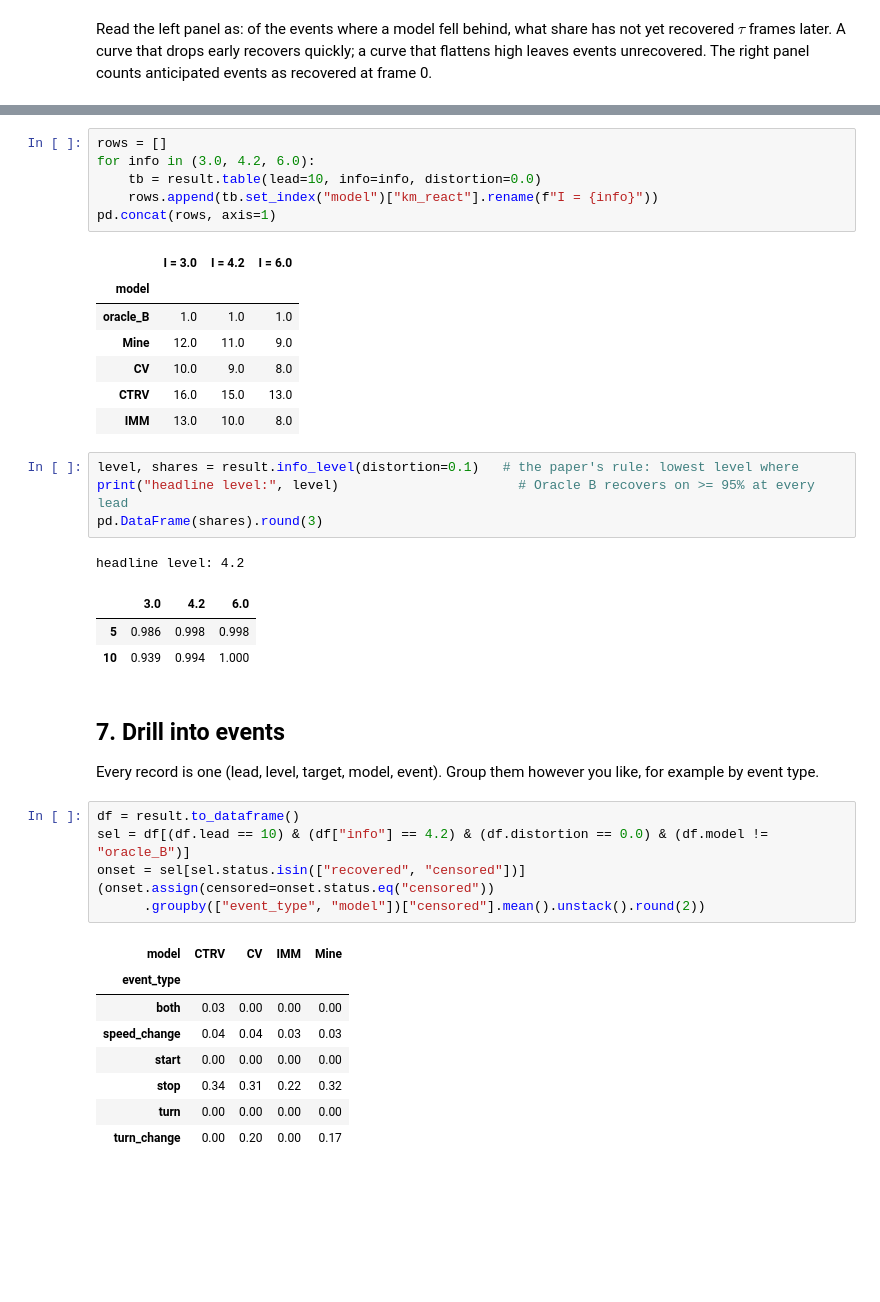
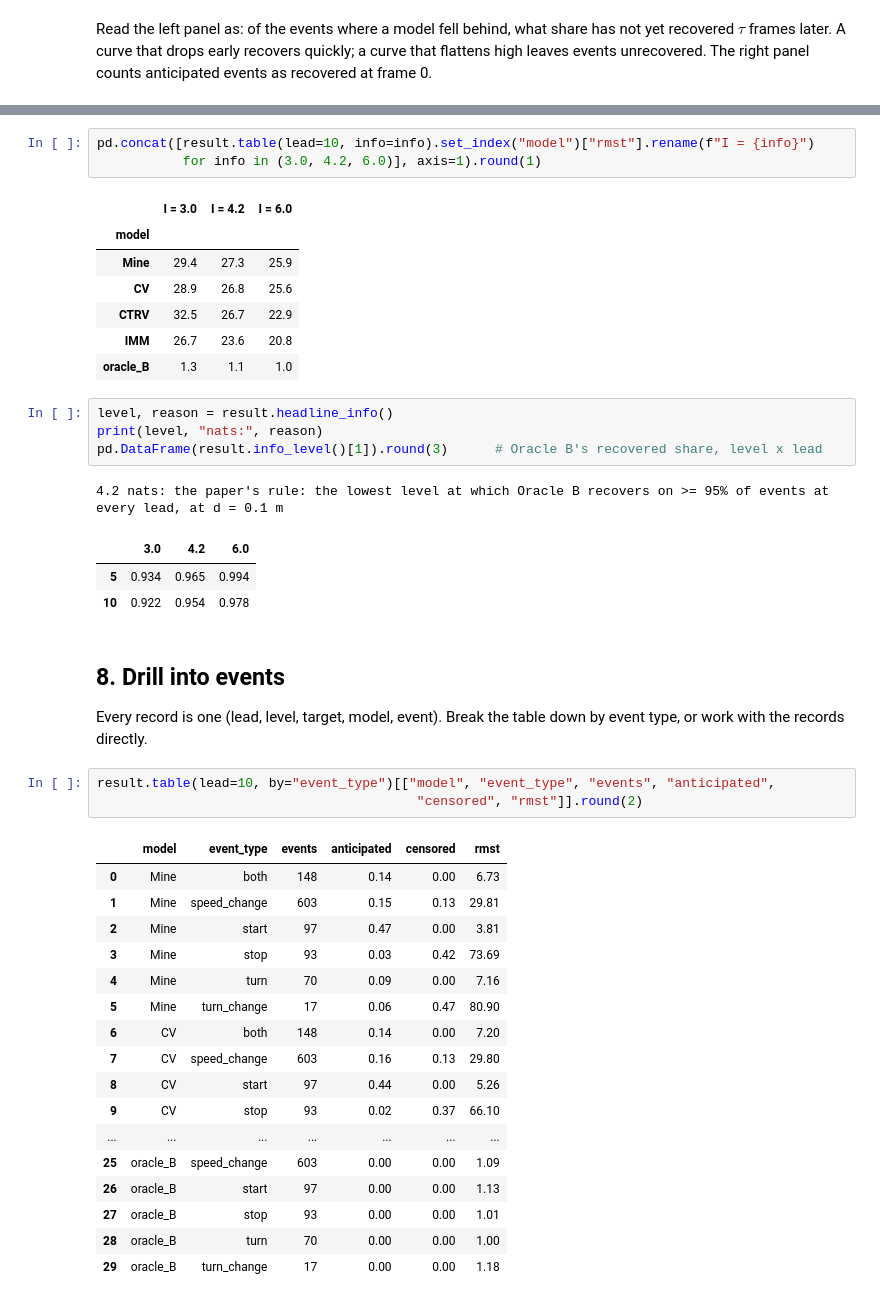
Before and after one commit to standard-ai/react, a Jupyter notebook: examples/tutorial.ipynb, the cells around one changed output, grey strips where cells are left out. Drawn from its saved outputs; the diff is of its cells as text; blank space fills up the shorter version.

```diff
--- a/examples/tutorial.ipynb
+++ b/examples/tutorial.ipynb
@@ -169,43 +242,46 @@ result.table(lead=10, info=4.2, distortion=0.1)[cols].round(2)
 # %%
-rows = []
-for info in (3.0, 4.2, 6.0):
-    tb = result.table(lead=10, info=info, distortion=0.0)
-    rows.append(tb.set_index("model")["km_react"].rename(f"I = {info}"))
-pd.concat(rows, axis=1)
+pd.concat([result.table(lead=10, info=info).set_index("model")["rmst"].rename(f"I = {info}")
+           for info in (3.0, 4.2, 6.0)], axis=1).round(1)
 # %% [output]
 |  | I = 3.0 | I = 4.2 | I = 6.0 |
 | model |  |  |  |
-| oracle_B | 1.0 | 1.0 | 1.0 |
-| Mine | 12.0 | 11.0 | 9.0 |
-| CV | 10.0 | 9.0 | 8.0 |
-| CTRV | 16.0 | 15.0 | 13.0 |
-| IMM | 13.0 | 10.0 | 8.0 |
+| Mine | 29.4 | 27.3 | 25.9 |
+| CV | 28.9 | 26.8 | 25.6 |
+| CTRV | 32.5 | 26.7 | 22.9 |
+| IMM | 26.7 | 23.6 | 20.8 |
+| oracle_B | 1.3 | 1.1 | 1.0 |
 # %%
-level, shares = result.info_level(distortion=0.1)   # the paper's rule: lowest level where
-print("headline level:", level)                       # Oracle B recovers on >= 95% at every lead
-pd.DataFrame(shares).round(3)
+level, reason = result.headline_info()
+print(level, "nats:", reason)
+pd.DataFrame(result.info_level()[1]).round(3)      # Oracle B's recovered share, level x lead
 # %% [output]
-headline level: 4.2
+4.2 nats: the paper's rule: the lowest level at which Oracle B recovers on >= 95% of events at every lead, at d = 0.1 m
 |  | 3.0 | 4.2 | 6.0 |
-| 5 | 0.986 | 0.998 | 0.998 |
-| 10 | 0.939 | 0.994 | 1.000 |
+| 5 | 0.934 | 0.965 | 0.994 |
+| 10 | 0.922 | 0.954 | 0.978 |
 # %% [markdown]
-## 7. Drill into events
+## 8. Drill into events
 
-Every record is one (lead, level, target, model, event). Group them however you like, for example by event type.
+Every record is one (lead, level, target, model, event). Break the table down by event type, or work with the records directly.
 # %%
-df = result.to_dataframe()
-sel = df[(df.lead == 10) & (df["info"] == 4.2) & (df.distortion == 0.0) & (df.model != "oracle_B")]
-onset = sel[sel.status.isin(["recovered", "censored"])]
-(onset.assign(censored=onset.status.eq("censored"))
-      .groupby(["event_type", "model"])["censored"].mean().unstack().round(2))
+result.table(lead=10, by="event_type")[["model", "event_type", "events", "anticipated",
+                                         "censored", "rmst"]].round(2)
 # %% [output]
-| model | CTRV | CV | IMM | Mine |
-| event_type |  |  |  |  |
-| both | 0.03 | 0.00 | 0.00 | 0.00 |
-| speed_change | 0.04 | 0.04 | 0.03 | 0.03 |
-| start | 0.00 | 0.00 | 0.00 | 0.00 |
-| stop | 0.34 | 0.31 | 0.22 | 0.32 |
-| turn | 0.00 | 0.00 | 0.00 | 0.00 |
-| turn_change | 0.00 | 0.20 | 0.00 | 0.17 |
+|  | model | event_type | events | anticipated | censored | rmst |
+| 0 | Mine | both | 148 | 0.14 | 0.00 | 6.73 |
+| 1 | Mine | speed_change | 603 | 0.15 | 0.13 | 29.81 |
+| 2 | Mine | start | 97 | 0.47 | 0.00 | 3.81 |
+| 3 | Mine | stop | 93 | 0.03 | 0.42 | 73.69 |
+| 4 | Mine | turn | 70 | 0.09 | 0.00 | 7.16 |
+| 5 | Mine | turn_change | 17 | 0.06 | 0.47 | 80.90 |
+| 6 | CV | both | 148 | 0.14 | 0.00 | 7.20 |
+| 7 | CV | speed_change | 603 | 0.16 | 0.13 | 29.80 |
+| 8 | CV | start | 97 | 0.44 | 0.00 | 5.26 |
+| 9 | CV | stop | 93 | 0.02 | 0.37 | 66.10 |
+| ... | ... | ... | ... | ... | ... | ... |
+| 25 | oracle_B | speed_change | 603 | 0.00 | 0.00 | 1.09 |
+| 26 | oracle_B | start | 97 | 0.00 | 0.00 | 1.13 |
+| 27 | oracle_B | stop | 93 | 0.00 | 0.00 | 1.01 |
+| 28 | oracle_B | turn | 70 | 0.00 | 0.00 | 1.00 |
+| 29 | oracle_B | turn_change | 17 | 0.00 | 0.00 | 1.18 |
 # %% [markdown]
```
Also changed, not shown: parts of 26 cells of this notebook.
